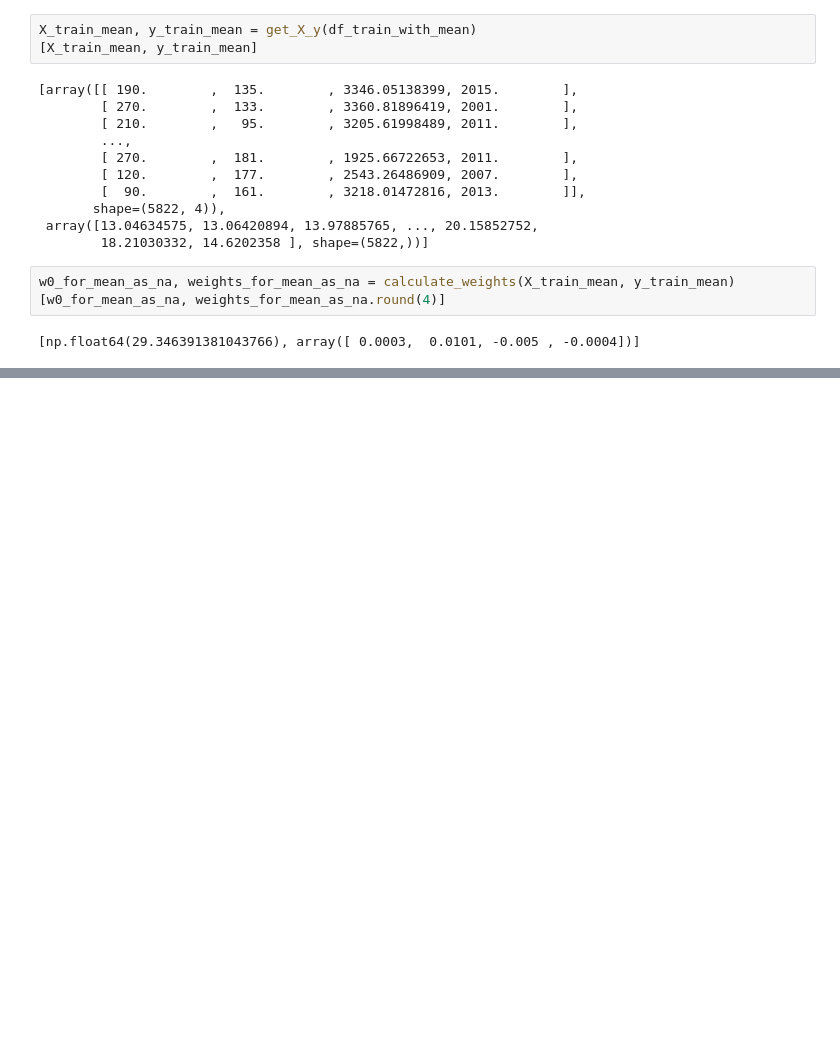
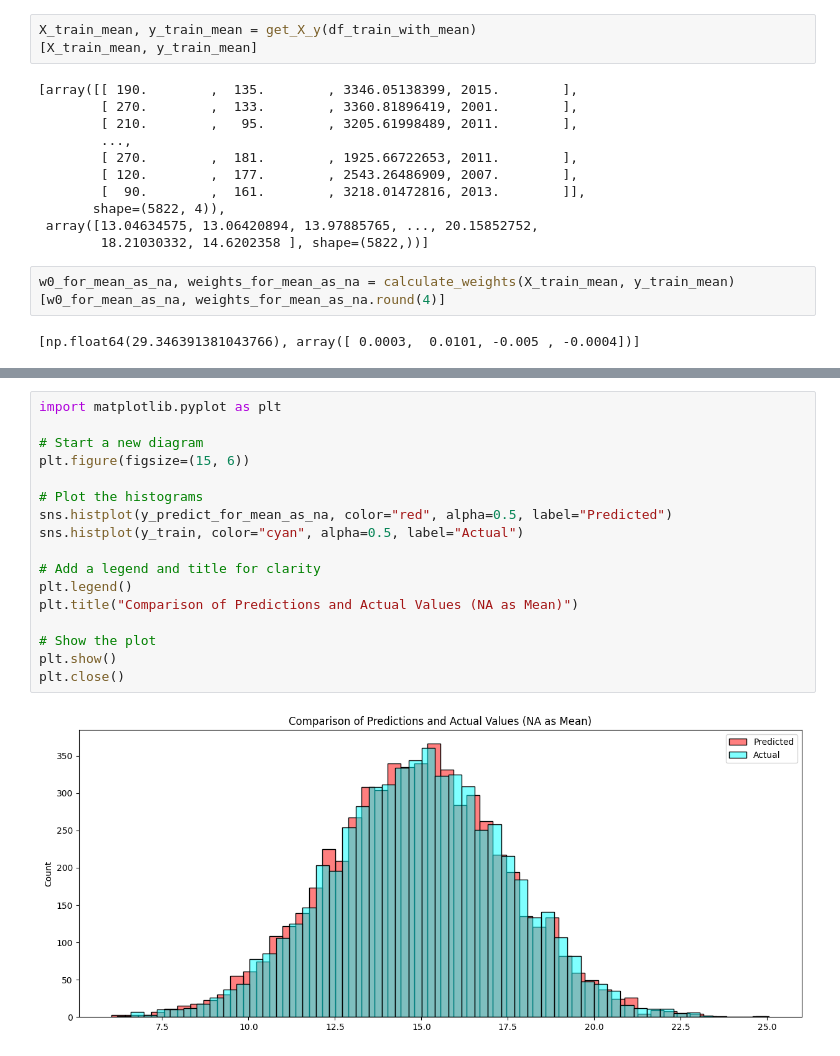
Before and after one commit to ArkadiyShuvaev/machine-learning-zoomcamp, a Jupyter notebook: src/02-regression/02-hw.ipynb, the cells around one changed output, grey strips where cells are left out. Saved outputs shown, nothing was run; the diff lists cells and outputs as text; blank space fills up the shorter version.

```diff
--- a/src/02-regression/02-hw.ipynb
+++ b/src/02-regression/02-hw.ipynb
@@ -392,0 +430,19 @@ plot_feature_weights(weights_for_mean_as_na, subtitle=": NA as mean")
+# %%
+import matplotlib.pyplot as plt
+
+# Start a new diagram
+plt.figure(figsize=(15, 6))
+
+# Plot the histograms
+sns.histplot(y_predict_for_mean_as_na, color="red", alpha=0.5, label="Predicted")
+sns.histplot(y_train, color="cyan", alpha=0.5, label="Actual")
+
+# Add a legend and title for clarity
+plt.legend()
+plt.title("Comparison of Predictions and Actual Values (NA as Mean)")
+
+# Show the plot
+plt.show()
+plt.close()
+# %% [output]
+[figure, added]
```
Also changed, not shown: parts of 11 cells of this notebook.
